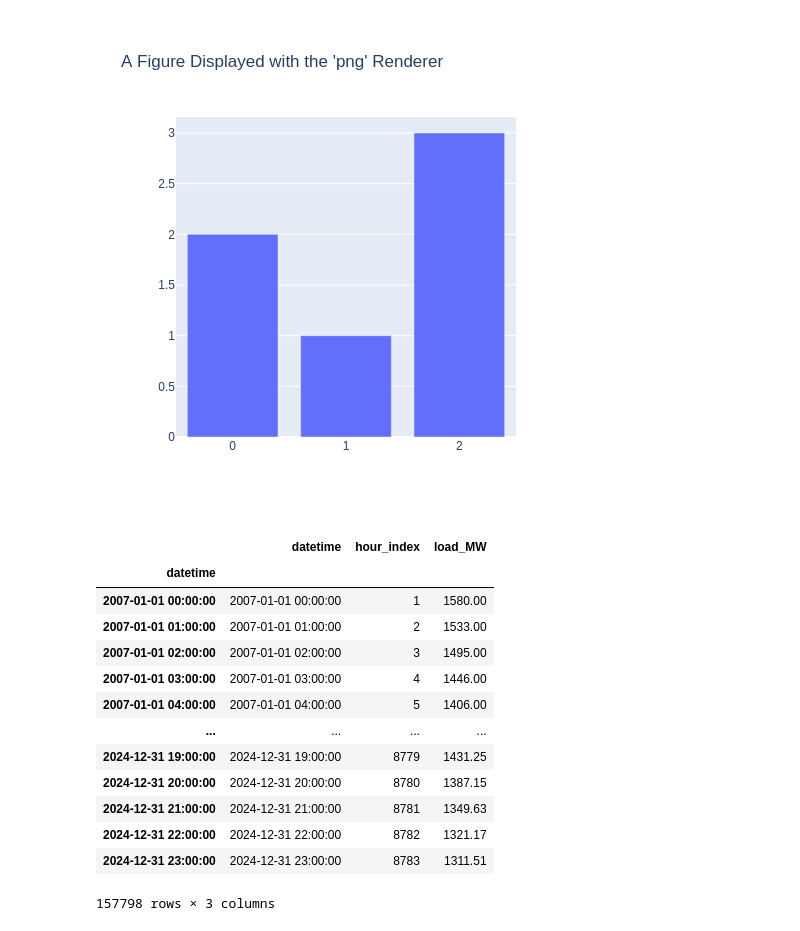
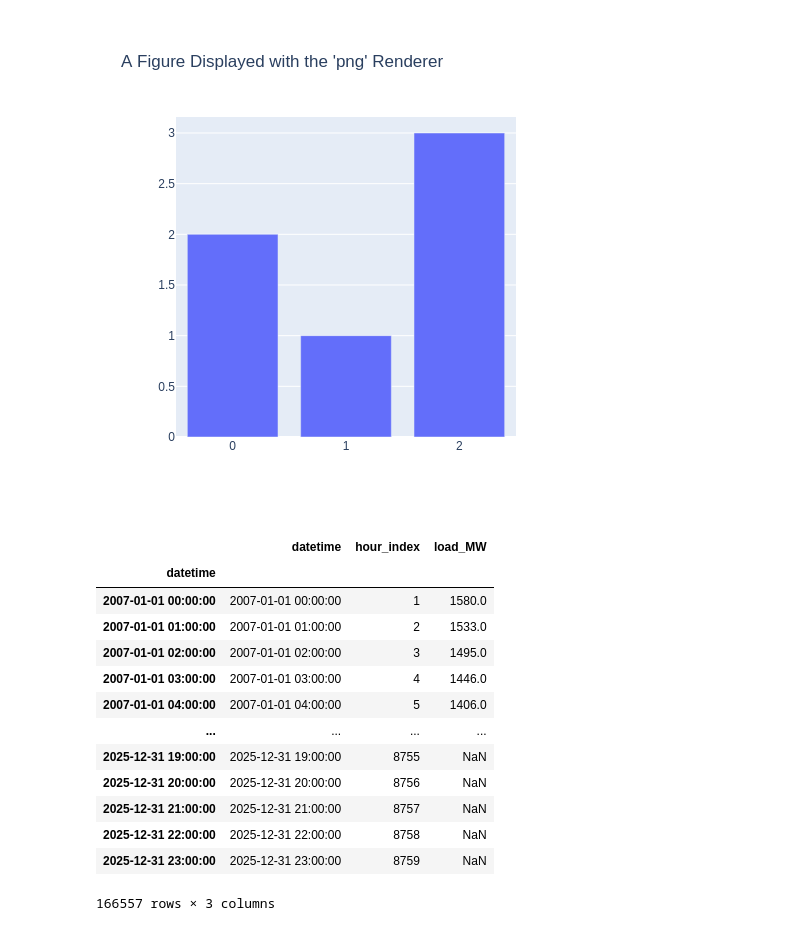
Before and after one commit to jacobthompson101/novascotia-wind-grid, a Jupyter notebook: notebook/OasisHourly.ipynb, the cells around one changed output. Cells and saved outputs as stored; diff of their text form; code cells hidden in the pictures.

```diff
--- a/notebook/OasisHourly.ipynb
+++ b/notebook/OasisHourly.ipynb
@@ -43,9 +43,9 @@ import random
 import numpy as np
 # %%
 import pandas as pd
-# uncomment to add 2024 year to 2007-2024
-#hourly_df3 = pd.read_parquet('./oasis_07_23.parquet')
-#df2024 = pd.read_csv("2024_nsphourly.csv", parse_dates=["datetime"])
-#hourly_df = pd.concat([hourly_df3, df2024], ignore_index=True, sort=True)
-#hourly_df.index = pd.to_datetime(hourly_df['datetime'])
-#hourly_df = hourly_df.sort_index()
+# uncomment to add 2024 year to 2007-2025
+hourly_df4 = pd.read_parquet('./oasis_07_24.parquet')
+df2025 = pd.read_csv("2025_nsphourly.csv", parse_dates=["datetime"])
+hourly_df = pd.concat([hourly_df4, df2025], ignore_index=True, sort=True)
+hourly_df.index = pd.to_datetime(hourly_df['datetime'])
+hourly_df = hourly_df.sort_index()
@@ -52,18 +56,18 @@ import pandas as pd
 # %%
-#hourly_df
+hourly_df
 # %% [output]
 |  | datetime | hour_index | load_MW |
 | datetime |  |  |  |
-| 2007-01-01 00:00:00 | 2007-01-01 00:00:00 | 1 | 1580.00 |
-| 2007-01-01 01:00:00 | 2007-01-01 01:00:00 | 2 | 1533.00 |
-| 2007-01-01 02:00:00 | 2007-01-01 02:00:00 | 3 | 1495.00 |
-| 2007-01-01 03:00:00 | 2007-01-01 03:00:00 | 4 | 1446.00 |
-| 2007-01-01 04:00:00 | 2007-01-01 04:00:00 | 5 | 1406.00 |
+| 2007-01-01 00:00:00 | 2007-01-01 00:00:00 | 1 | 1580.0 |
+| 2007-01-01 01:00:00 | 2007-01-01 01:00:00 | 2 | 1533.0 |
+| 2007-01-01 02:00:00 | 2007-01-01 02:00:00 | 3 | 1495.0 |
+| 2007-01-01 03:00:00 | 2007-01-01 03:00:00 | 4 | 1446.0 |
+| 2007-01-01 04:00:00 | 2007-01-01 04:00:00 | 5 | 1406.0 |
 | ... | ... | ... | ... |
-| 2024-12-31 19:00:00 | 2024-12-31 19:00:00 | 8779 | 1431.25 |
-| 2024-12-31 20:00:00 | 2024-12-31 20:00:00 | 8780 | 1387.15 |
-| 2024-12-31 21:00:00 | 2024-12-31 21:00:00 | 8781 | 1349.63 |
-| 2024-12-31 22:00:00 | 2024-12-31 22:00:00 | 8782 | 1321.17 |
-| 2024-12-31 23:00:00 | 2024-12-31 23:00:00 | 8783 | 1311.51 |
+| 2025-12-31 19:00:00 | 2025-12-31 19:00:00 | 8755 | NaN |
+| 2025-12-31 20:00:00 | 2025-12-31 20:00:00 | 8756 | NaN |
+| 2025-12-31 21:00:00 | 2025-12-31 21:00:00 | 8757 | NaN |
+| 2025-12-31 22:00:00 | 2025-12-31 22:00:00 | 8758 | NaN |
+| 2025-12-31 23:00:00 | 2025-12-31 23:00:00 | 8759 | NaN |
-157798 rows × 3 columns
+166557 rows × 3 columns
 # %%
```
Also changed, not shown: parts of 6 cells of this notebook, 4 other files.
